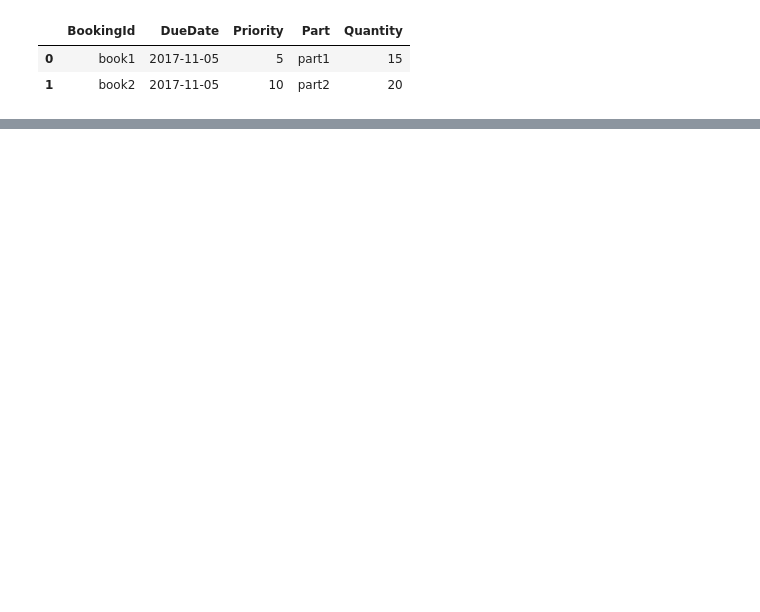
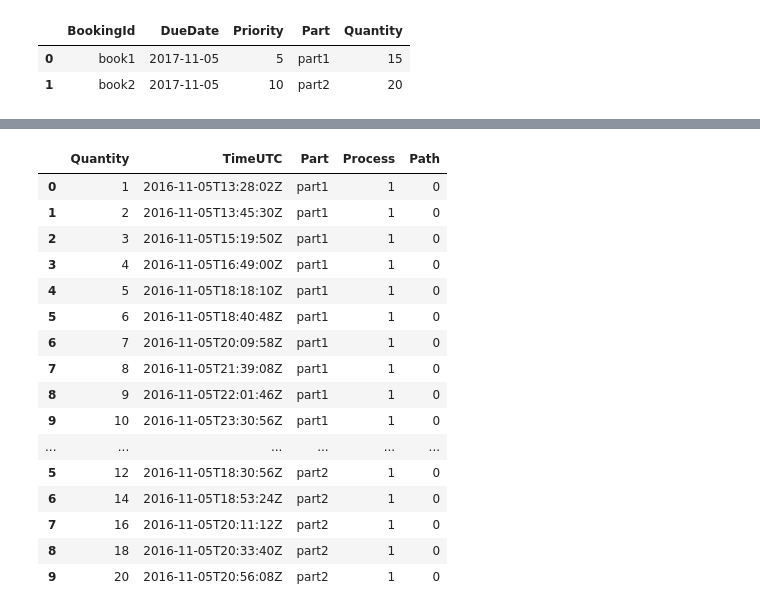
Before and after one commit to SeedTactics/scheduling, a Jupyter notebook: notebooks/allocation-test.ipynb, the cells around one changed output, grey strips where cells are left out. Saved outputs shown, nothing was run; the diff lists cells and outputs as text; code cells hidden in the pictures; blank space fills up the shorter version.

```diff
--- a/notebooks/allocation-test.ipynb
+++ b/notebooks/allocation-test.ipynb
@@ -34,0 +73,21 @@ plotly.offline.iplot(ff.create_gantt(simstat, index_col="StationGroup", group_ta
+# %%
+simprod = allocate.simprod(results)
+simprod
+# %% [output]
+|  | Quantity | TimeUTC | Part | Process | Path |
+| 0 | 1 | 2016-11-05T13:28:02Z | part1 | 1 | 0 |
+| 1 | 2 | 2016-11-05T13:45:30Z | part1 | 1 | 0 |
+| 2 | 3 | 2016-11-05T15:19:50Z | part1 | 1 | 0 |
+| 3 | 4 | 2016-11-05T16:49:00Z | part1 | 1 | 0 |
+| 4 | 5 | 2016-11-05T18:18:10Z | part1 | 1 | 0 |
+| 5 | 6 | 2016-11-05T18:40:48Z | part1 | 1 | 0 |
+| 6 | 7 | 2016-11-05T20:09:58Z | part1 | 1 | 0 |
+| 7 | 8 | 2016-11-05T21:39:08Z | part1 | 1 | 0 |
+| 8 | 9 | 2016-11-05T22:01:46Z | part1 | 1 | 0 |
+| 9 | 10 | 2016-11-05T23:30:56Z | part1 | 1 | 0 |
+| ... | ... | ... | ... | ... | ... |
+| 5 | 12 | 2016-11-05T18:30:56Z | part2 | 1 | 0 |
+| 6 | 14 | 2016-11-05T18:53:24Z | part2 | 1 | 0 |
+| 7 | 16 | 2016-11-05T20:11:12Z | part2 | 1 | 0 |
+| 8 | 18 | 2016-11-05T20:33:40Z | part2 | 1 | 0 |
+| 9 | 20 | 2016-11-05T20:56:08Z | part2 | 1 | 0 |
```
Also changed, not shown: parts of 7 cells of this notebook, 2 other files.
